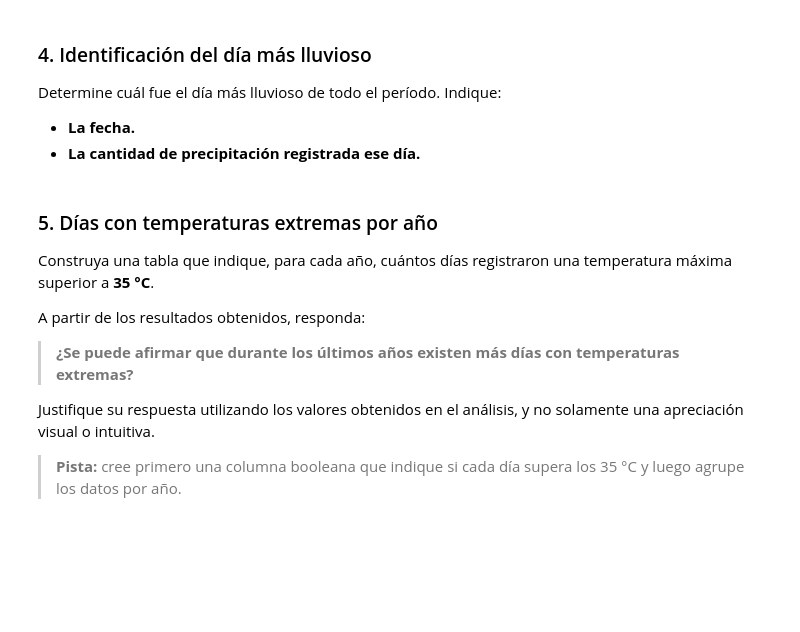
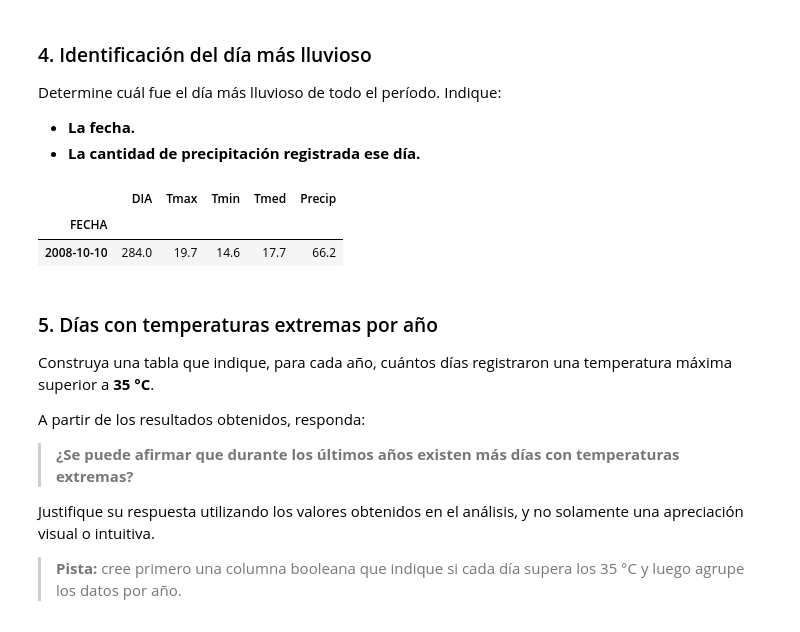
Before and after one commit to row-d/Gestion-de-Datos, a Jupyter notebook: tareas/tarea2/main.ipynb, the cells around one changed output. Cells and saved outputs as stored; diff of their text form; code cells hidden in the pictures; blank space fills up the shorter version.

```diff
--- a/tareas/tarea2/main.ipynb
+++ b/tareas/tarea2/main.ipynb
@@ -125,6 +121,12 @@ Determine cuál fue el día más lluvioso de todo el período. Indique:
 
 - **La fecha.**
 - **La cantidad de precipitación registrada ese día.**
+# %%
+dragon_fruit.loc[dragon_fruit["Precip"] == dragon_fruit["Precip"].max()]
+# %% [output]
+|  | DIA | Tmax | Tmin | Tmed | Precip |
+| FECHA |  |  |  |  |  |
+| 2008-10-10 | 284.0 | 19.7 | 14.6 | 17.7 | 66.2 |
 # %% [markdown]
 ### 5. Días con temperaturas extremas por año
 
```
Also changed, not shown: parts of 11 cells of this notebook, 9 other files.
